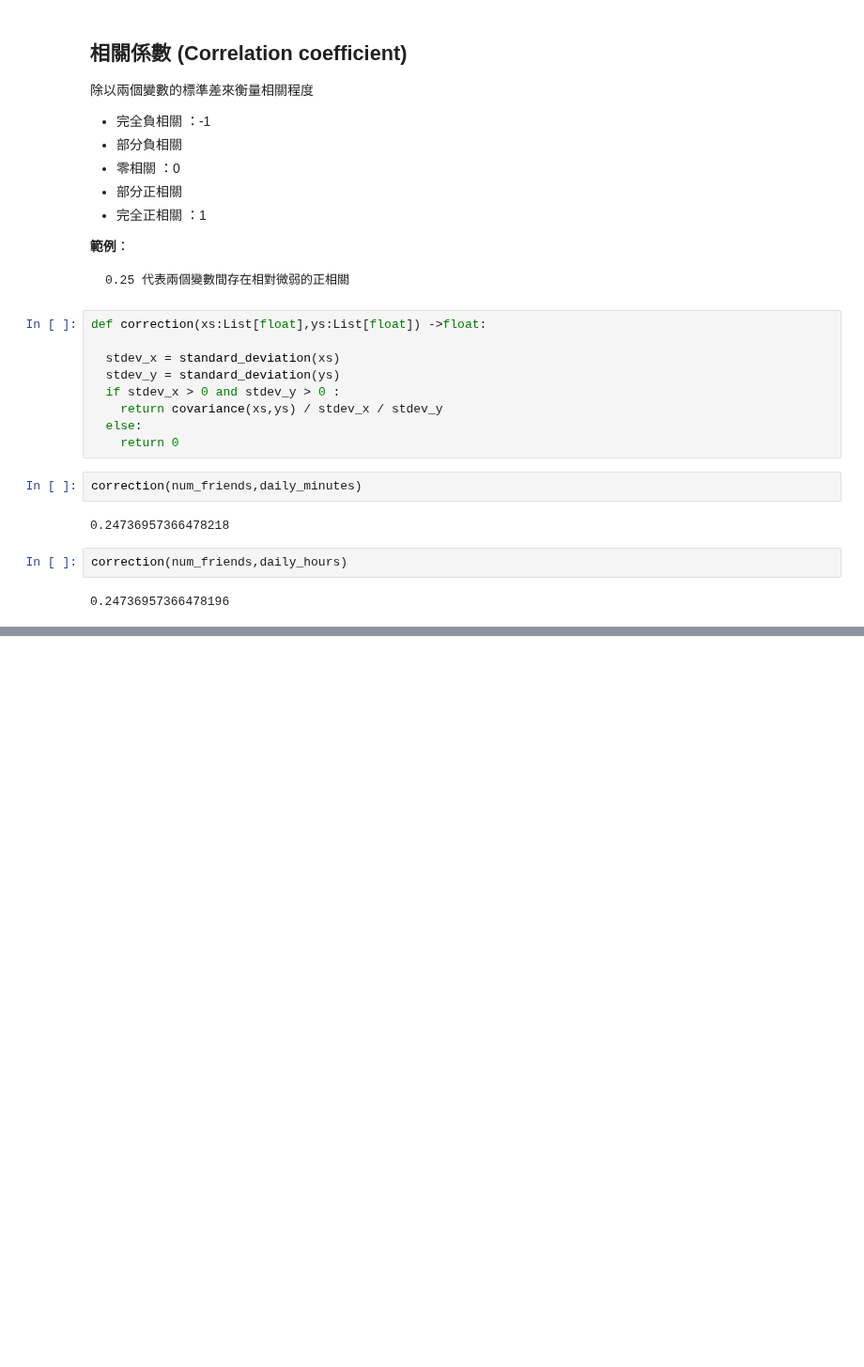
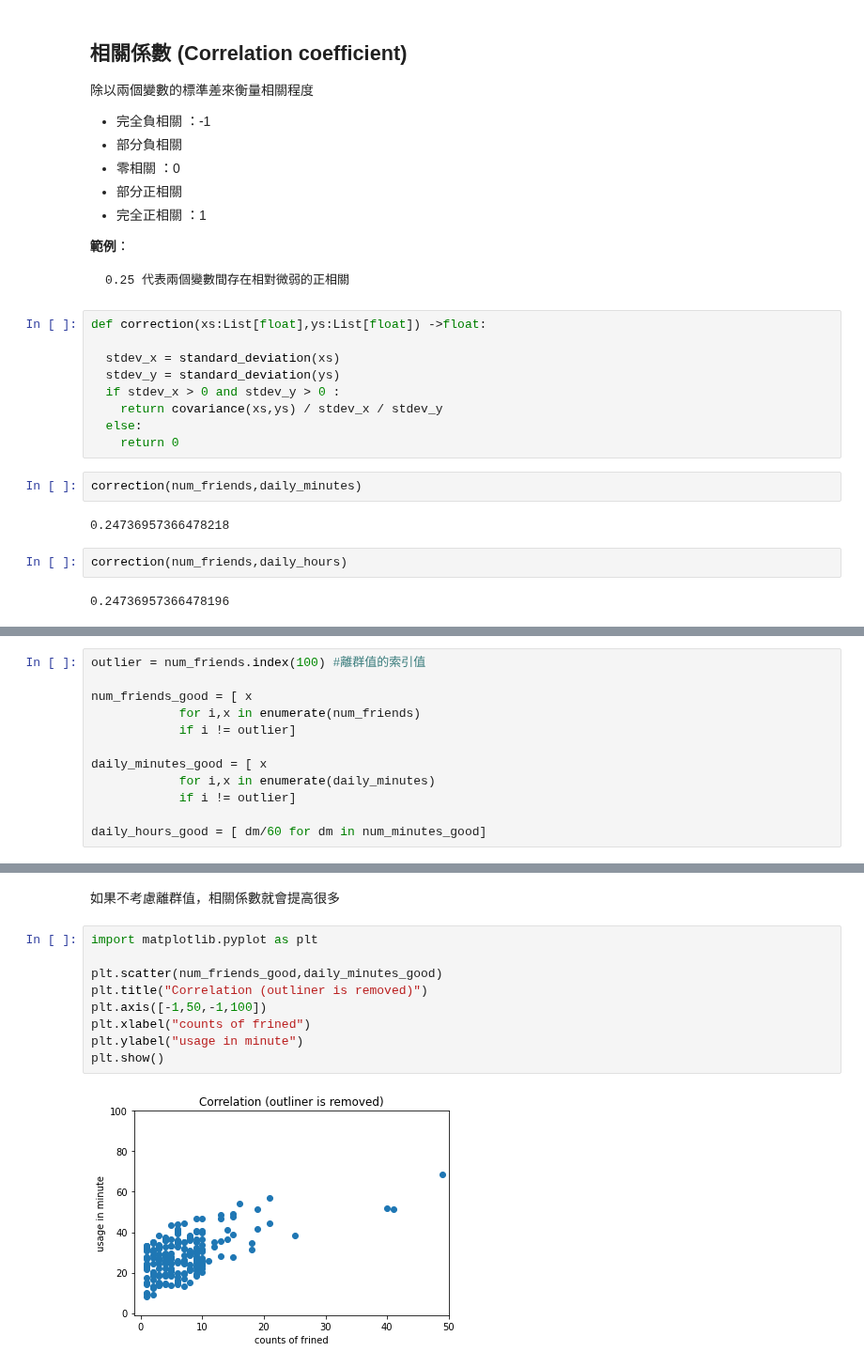
Before and after one commit to hank199599/data_science_from_scratch_reading_log, a Jupyter notebook: Chapter5.ipynb, the cells around one changed output, grey strips where cells are left out. Shown at 94% size. Drawn from its saved outputs; the diff is of its cells as text; blank space fills up the shorter version.

```diff
--- a/Chapter5.ipynb
+++ b/Chapter5.ipynb
@@ -277,0 +299,12 @@ correction(num_friends,daily_hours)
+# %%
+outlier = num_friends.index(100) #離群值的索引值
+
+num_friends_good = [ x
+            for i,x in enumerate(num_friends)
+            if i != outlier]
+
+daily_minutes_good = [ x
+            for i,x in enumerate(daily_minutes)
+            if i != outlier]
+
+daily_hours_good = [ dm/60 for dm in num_minutes_good]
@@ -277,0 +319,13 @@ correction(num_friends,daily_hours)
+# %% [markdown]
+如果不考慮離群值，相關係數就會提高很多
+# %%
+import matplotlib.pyplot as plt
+
+plt.scatter(num_friends_good,daily_minutes_good)
+plt.title("Correlation (outliner is removed)")
+plt.axis([-1,50,-1,100])
+plt.xlabel("counts of frined")
+plt.ylabel("usage in minute")
+plt.show()
+# %% [output]
+[figure, added]
```
Also changed, not shown: parts of 7 cells of this notebook.
